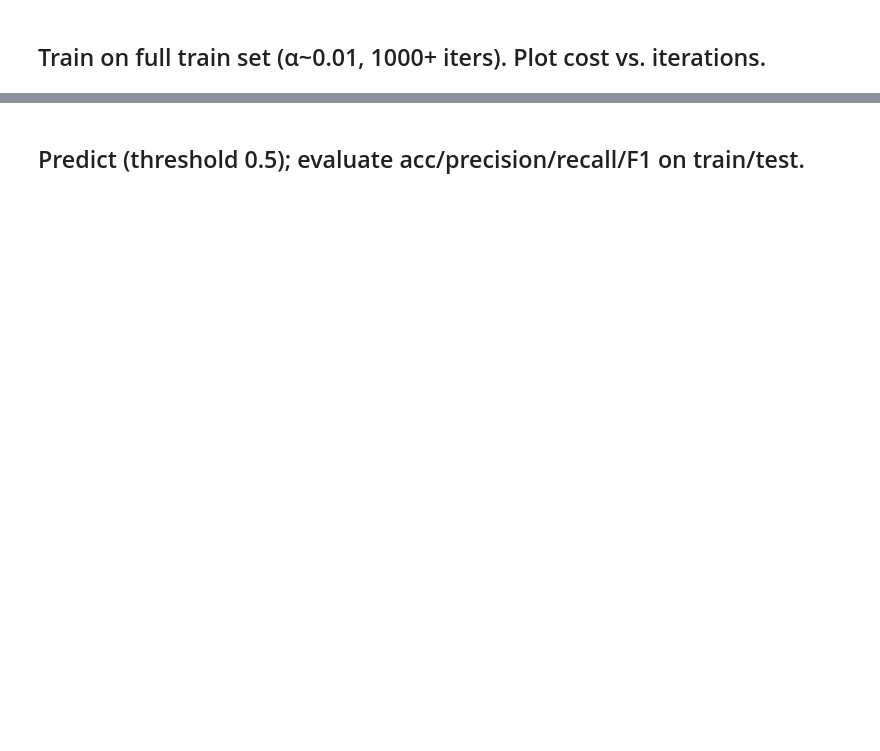
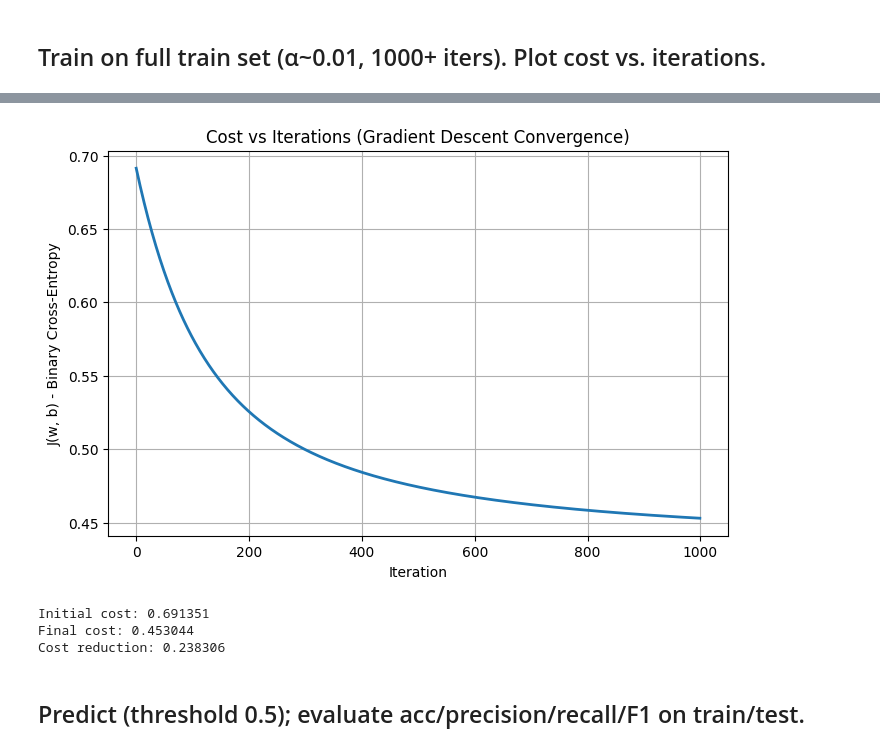
Before and after one commit to SantiagoHM20/classification-and-logistic-regression, a Jupyter notebook: heart_disease_lr_analysis.ipynb, the cells around one changed output, grey strips where cells are left out. Cells and saved outputs as stored; diff of their text form; code cells hidden in the pictures; blank space fills up the shorter version.

```diff
--- a/heart_disease_lr_analysis.ipynb
+++ b/heart_disease_lr_analysis.ipynb
@@ -90,2 +218,23 @@ plt.show()
 # %% [markdown]
 ## Train on full train set (α~0.01, 1000+ iters). Plot cost vs. iterations.
+# %%
+# Initialize parameters
+m_train, n_features = X_train.shape
+w_init = np.zeros(n_features)
+b_init = 0.0
+
+# Training hyperparameters
+alpha = 0.01  # learning rate
+num_iters = 1000
+
+print(f"Training logistic regression on {m_train} samples with {n_features} features")
+print(f"Learning rate α = {alpha}, Iterations = {num_iters}\n")
+
+# Run gradient descent
+w_final, b_final, J_history = gradient_descent(
+    X_train, y_train, w_init, b_init, alpha, num_iters, print_every=100
+)
+
+print(f"\nFinal parameters:")
+print(f"w = {w_final}")
+print(f"b = {b_final:.6f}")
@@ -92,2 +260,20 @@ plt.show()
+# %%
+# Plot cost vs iterations
+plt.figure(figsize=(8, 5))
+plt.plot(J_history, linewidth=2)
+plt.title("Cost vs Iterations (Gradient Descent Convergence)")
+plt.xlabel("Iteration")
+plt.ylabel("J(w, b) - Binary Cross-Entropy")
+plt.grid(True)
+plt.show()
+
+print(f"Initial cost: {J_history[0]:.6f}")
+print(f"Final cost: {J_history[-1]:.6f}")
+print(f"Cost reduction: {J_history[0] - J_history[-1]:.6f}")
+# %% [output]
+[figure, added]
+Initial cost: 0.691351
+Final cost: 0.453044
+Cost reduction: 0.238306
 # %% [markdown]
 ## Predict (threshold 0.5); evaluate acc/precision/recall/F1 on train/test.
```
Also changed, not shown: parts of 46 cells of this notebook, 19 other files.
